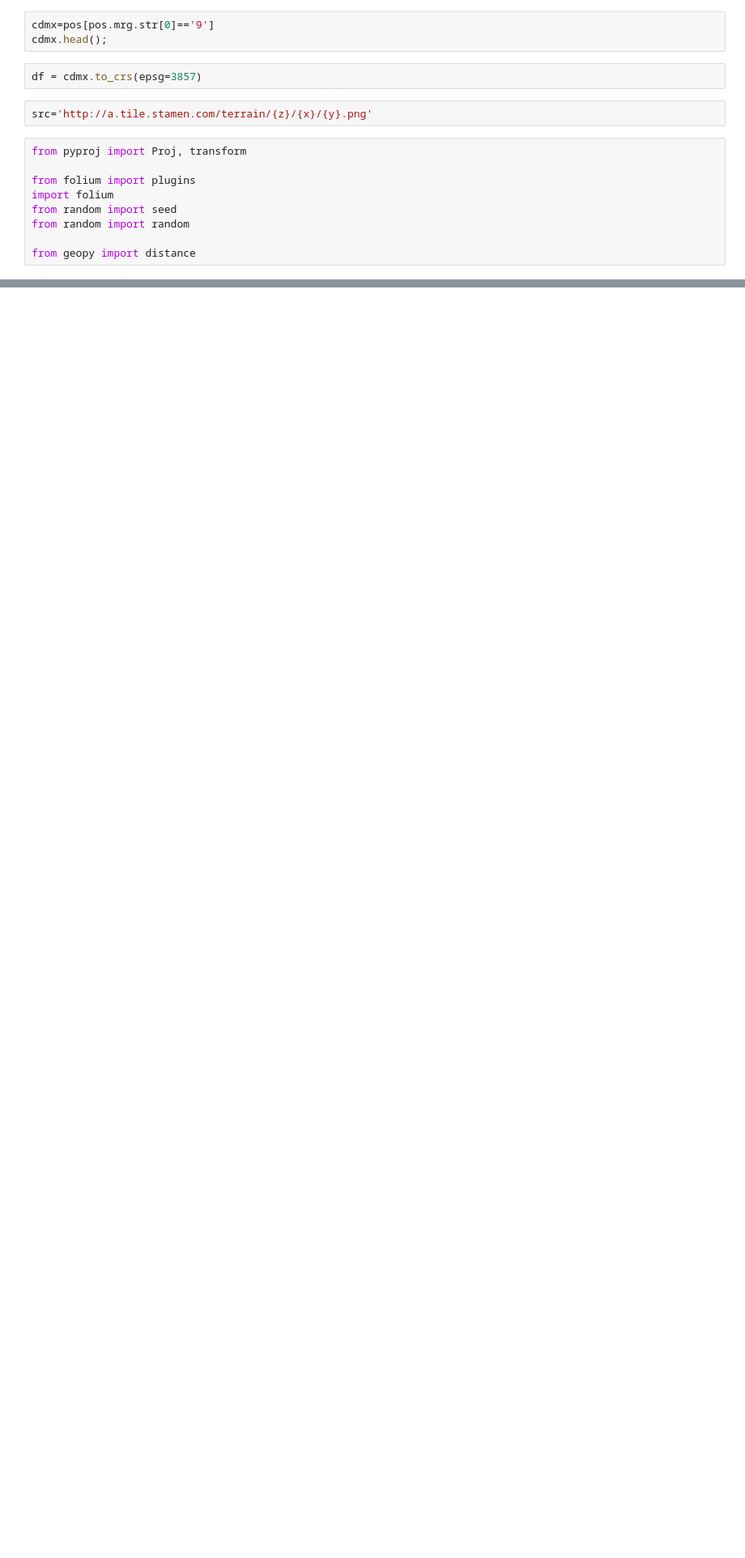
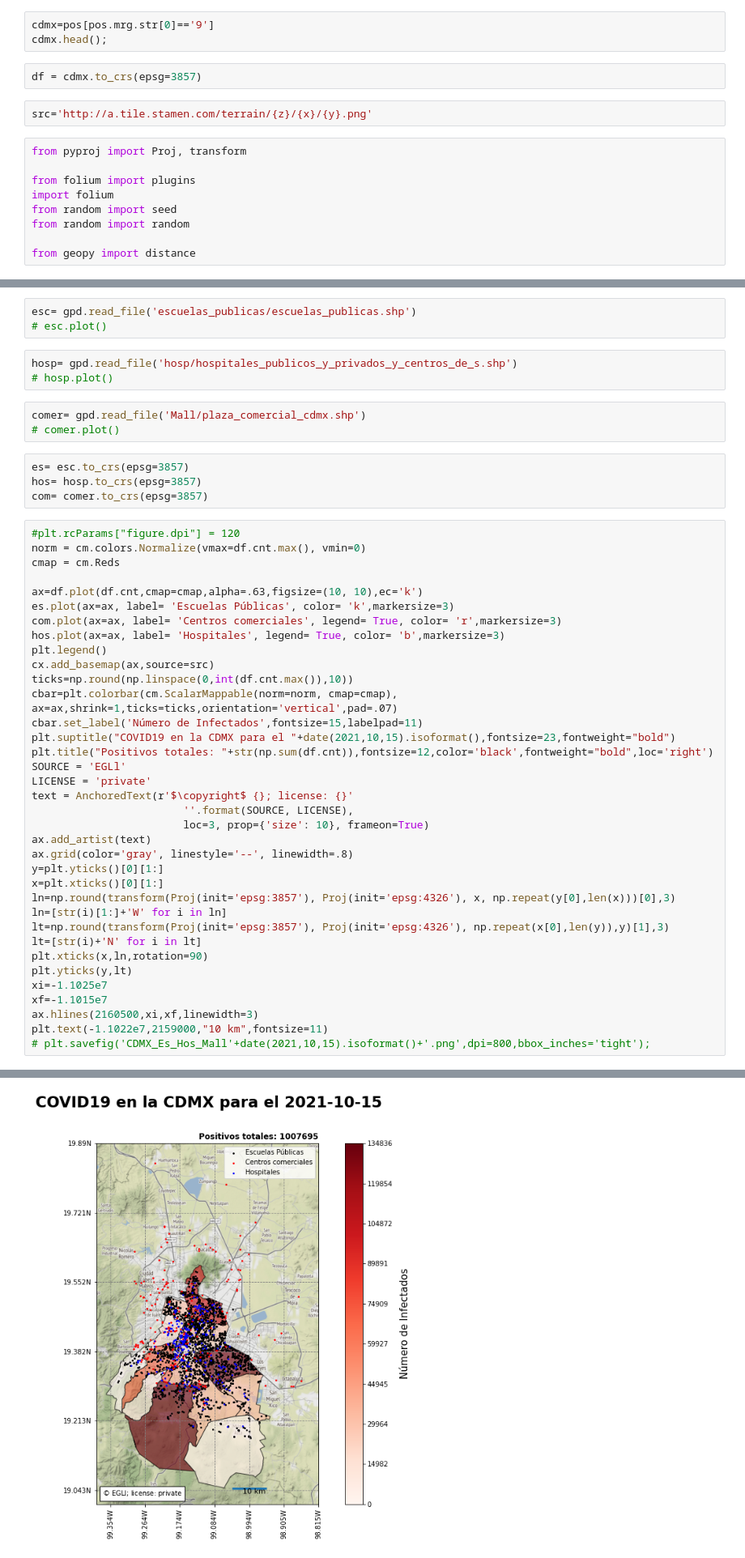
Before and after one commit to EGLL69247/COVID-V2, a Jupyter notebook: COVID.ipynb, the cells around one changed output, grey strips where cells are left out. Shown at 81% size. Cells and saved outputs as stored; diff of their text form; blank space fills up the shorter version.

```diff
--- a/COVID.ipynb
+++ b/COVID.ipynb
@@ -523 +525,51 @@ plt.savefig('CDMX'+date(2021,10,15).isoformat()+'.png',dpi=800,bbox_inches='tigh
 [figure]
+# %%
+esc= gpd.read_file('escuelas_publicas/escuelas_publicas.shp')
+# esc.plot()
+# %%
+hosp= gpd.read_file('hosp/hospitales_publicos_y_privados_y_centros_de_s.shp')
+# hosp.plot()
+# %%
+comer= gpd.read_file('Mall/plaza_comercial_cdmx.shp')
+# comer.plot()
+# %%
+es= esc.to_crs(epsg=3857)
+hos= hosp.to_crs(epsg=3857)
+com= comer.to_crs(epsg=3857)
+# %%
+#plt.rcParams["figure.dpi"] = 120
+norm = cm.colors.Normalize(vmax=df.cnt.max(), vmin=0)
+cmap = cm.Reds
+
+ax=df.plot(df.cnt,cmap=cmap,alpha=.63,figsize=(10, 10),ec='k')
+es.plot(ax=ax, label= 'Escuelas Públicas', color= 'k',markersize=3)
+com.plot(ax=ax, label= 'Centros comerciales', legend= True, color= 'r',markersize=3)
+hos.plot(ax=ax, label= 'Hospitales', legend= True, color= 'b',markersize=3)
+plt.legend()
+cx.add_basemap(ax,source=src)
+ticks=np.round(np.linspace(0,int(df.cnt.max()),10))
+cbar=plt.colorbar(cm.ScalarMappable(norm=norm, cmap=cmap), ax=ax,shrink=1,ticks=ticks,orientation='vertical',pad=.07)
+cbar.set_label('Número de Infectados',fontsize=15,labelpad=11)
+plt.suptitle("COVID19 en la CDMX para el "+date(2021,10,15).isoformat(),fontsize=23,fontweight="bold")
+plt.title("Positivos totales: "+str(np.sum(df.cnt)),fontsize=12,color='black',fontweight="bold",loc='right')
+SOURCE = 'EGLl'
+LICENSE = 'private'
+text = AnchoredText(r'$\copyright$ {}; license: {}'
+                        ''.format(SOURCE, LICENSE),
+                        loc=3, prop={'size': 10}, frameon=True)
+ax.add_artist(text)
+ax.grid(color='gray', linestyle='--', linewidth=.8)
+y=plt.yticks()[0][1:]
+x=plt.xticks()[0][1:]
+ln=np.round(transform(Proj(init='epsg:3857'), Proj(init='epsg:4326'), x, np.repeat(y[0],len(x)))[0],3)
+ln=[str(i)[1:]+'W' for i in ln]
+lt=np.round(transform(Proj(init='epsg:3857'), Proj(init='epsg:4326'), np.repeat(x[0],len(y)),y)[1],3)
+lt=[str(i)+'N' for i in lt]
+plt.xticks(x,ln,rotation=90)
+plt.yticks(y,lt)
+xi=-1.1025e7
+xf=-1.1015e7
+ax.hlines(2160500,xi,xf,linewidth=3)
+plt.text(-1.1022e7,2159000,"10 km",fontsize=11)
+# plt.savefig('CDMX_Es_Hos_Mall'+date(2021,10,15).isoformat()+'.png',dpi=800,bbox_inches='tight');
+# %% [output]
@@ -523,0 +577 @@ plt.savefig('CDMX'+date(2021,10,15).isoformat()+'.png',dpi=800,bbox_inches='tigh
+[figure, added]
```
Also changed, not shown: parts of 20 cells of this notebook.
